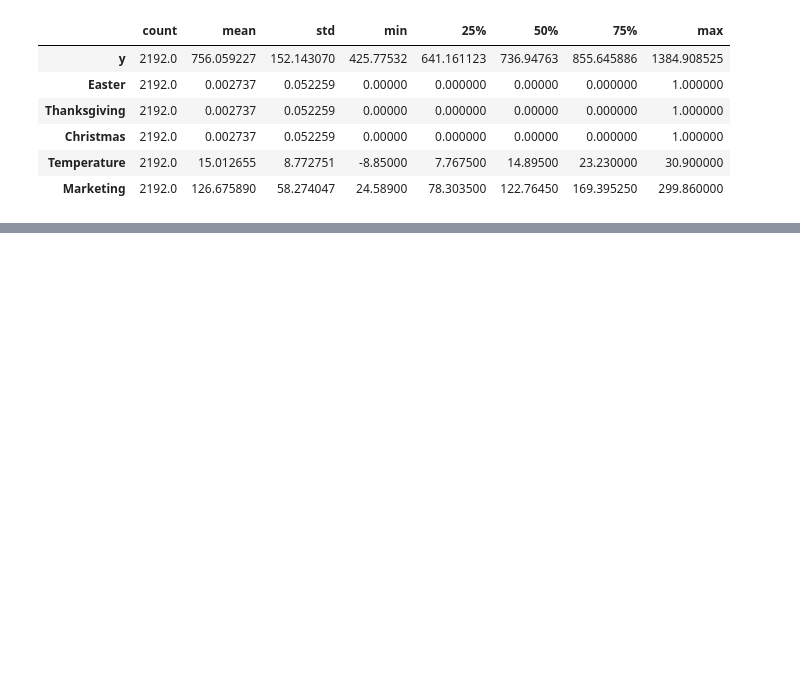
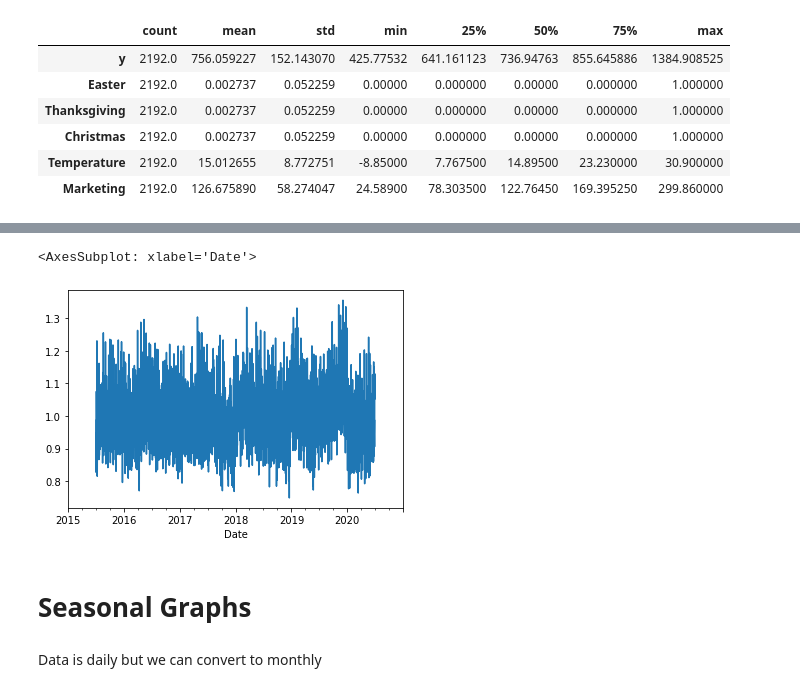
Before and after one commit to ultragorira/AI_and_ML, a Jupyter notebook: TimeSeries/ZTM_TimeSeries/EDA.ipynb, the cells around one changed output, grey strips where cells are left out. Cells and saved outputs as stored; diff of their text form; code cells hidden in the pictures; blank space fills up the shorter version.

```diff
--- a/TimeSeries/ZTM_TimeSeries/EDA.ipynb
+++ b/TimeSeries/ZTM_TimeSeries/EDA.ipynb
@@ -46,0 +57,9 @@ df.describe().transpose()
+# %%
+decomposition.resid.plot()
+# %% [output]
+<AxesSubplot: xlabel='Date'>
+[figure, added]
+# %% [markdown]
+# Seasonal Graphs
+# %% [markdown]
+Data is daily but we can convert to monthly
```
Also changed, not shown: parts of 13 cells of this notebook.
